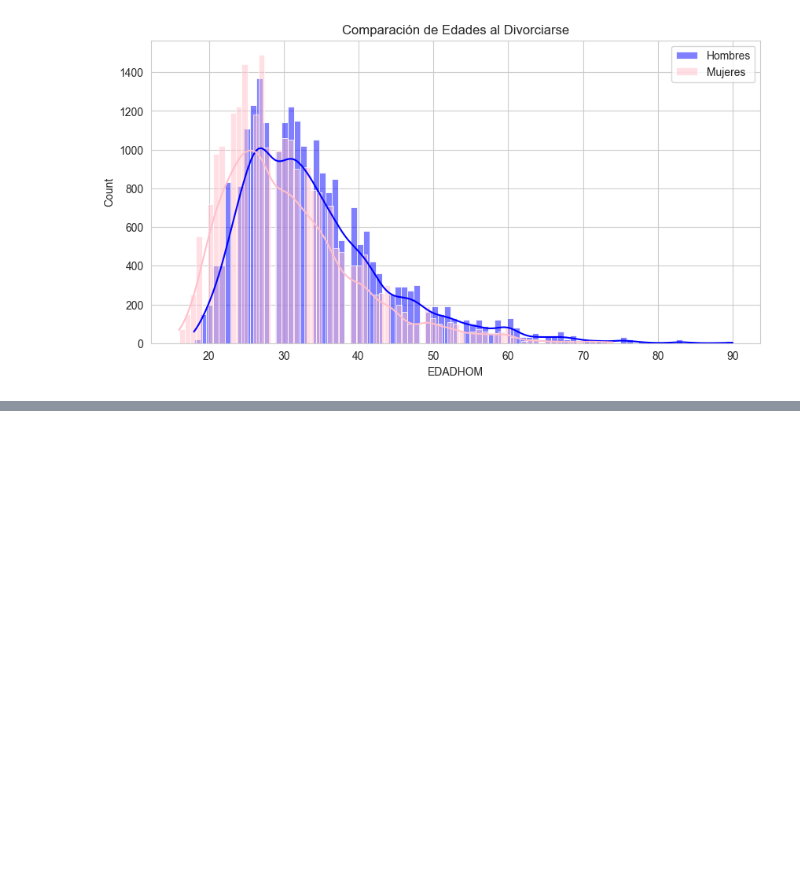
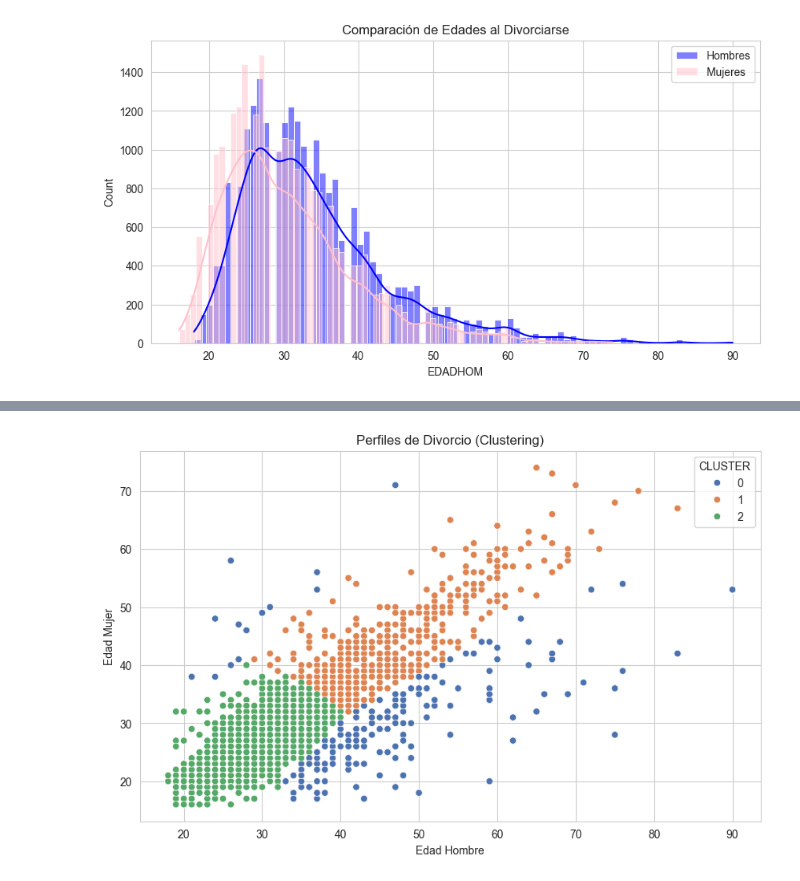
Before and after one commit to Palasuwu/CorteProyecto1Mineria, a Jupyter notebook: Proyecto.ipynb, the cells around one changed output, grey strips where cells are left out. Drawn from its saved outputs; the diff is of its cells as text; code cells hidden in the pictures; blank space fills up the shorter version.

```diff
--- a/Proyecto.ipynb
+++ b/Proyecto.ipynb
@@ -265,0 +311,10 @@ Passing `palette` without assigning `hue` is deprecated and will be removed in v
+# %%
+# Visual de los Clusters
+plt.figure(figsize=(10, 6))
+sns.scatterplot(data=df_clean, x=col_hombre, y=col_mujer, hue='CLUSTER', palette='deep')
+plt.title('Perfiles de Divorcio (Clustering)')
+plt.xlabel('Edad Hombre')
+plt.ylabel('Edad Mujer')
+plt.show()
+# %% [output]
+[figure, added]
```
Also changed, not shown: parts of 5 cells of this notebook.
